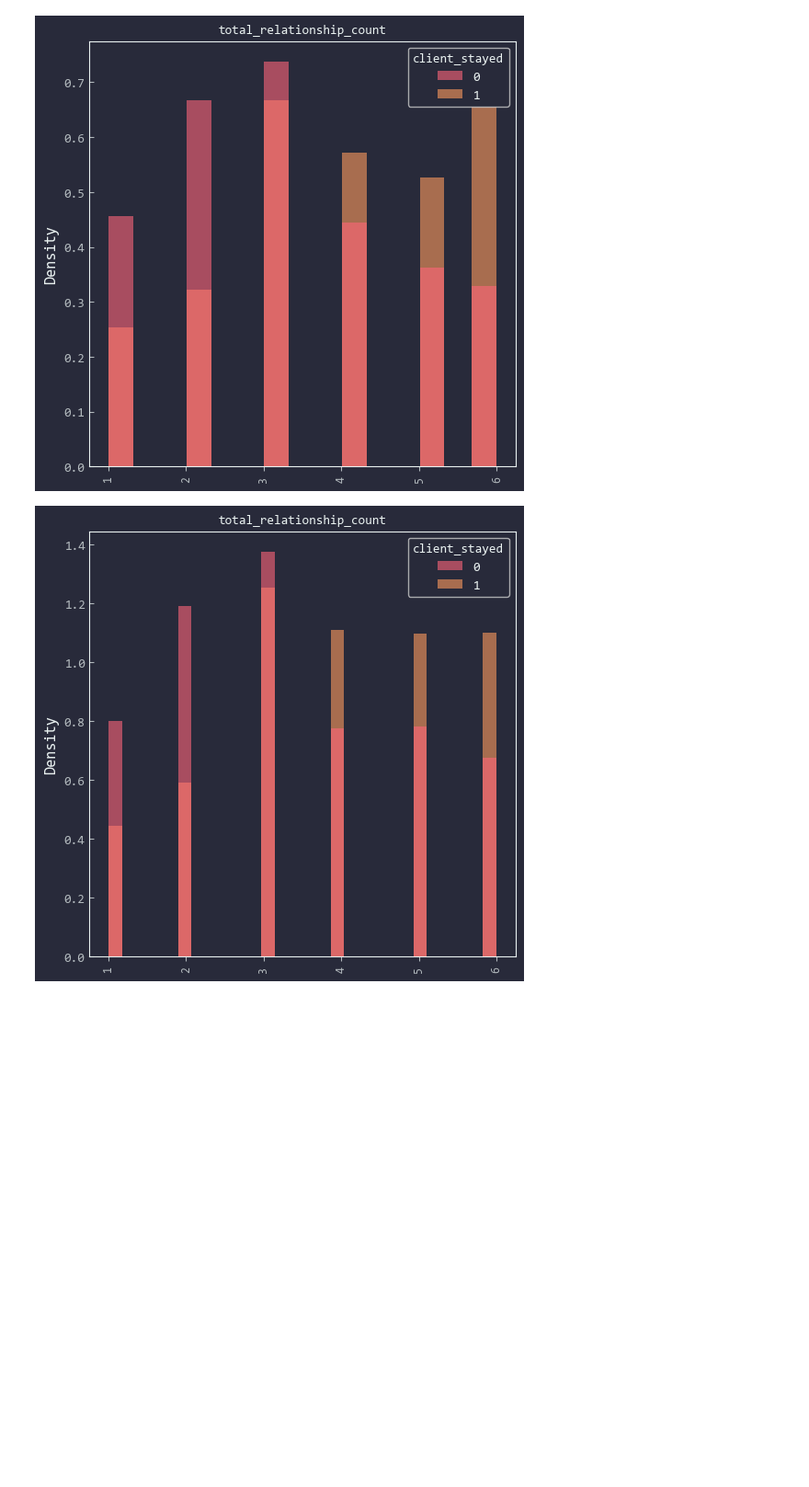
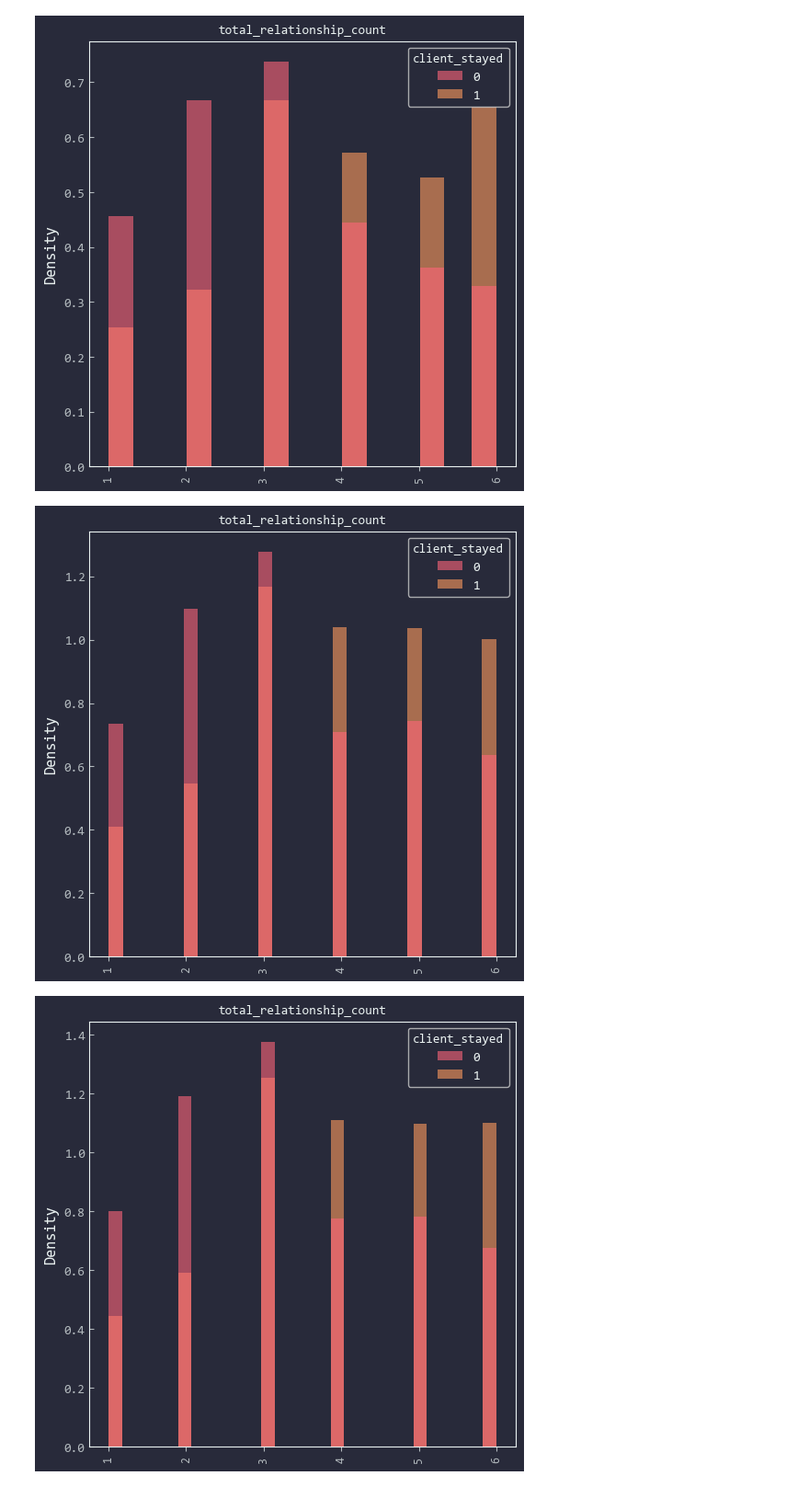
Before and after one commit to Toutl/Data-Processing-Laboratory, a Jupyter notebook: Examenes/III/03_ubaldo.ipynb, the cells around one changed output. Shown at 92% size. Cells and saved outputs as stored; diff of their text form; code cells hidden in the pictures; blank space fills up the shorter version.

```diff
--- a/Examenes/III/03_ubaldo.ipynb
+++ b/Examenes/III/03_ubaldo.ipynb
@@ -304,6 +301,26 @@ plt.tight_layout()
 plt.show()
 # %% [output]
 [figure]
+# %%
+fig, axes = plt.subplots(3, 3, figsize=(15, 15))
+
+feature_columns = ["total_relationship_count"]  # or your list of columns to plot
+
+for ax, column in zip(axes.flat, feature_columns):
+    sns.histplot(data=df[df["education_level"] != "Unknown"], x=column, hue='client_stayed', ax=ax,
+                 alpha=0.6, edgecolor='none', shrink=0.95, stat='density', common_norm=False)
+    ax.tick_params(axis='x', labelrotation=90, labelsize=9)
+    ax.set_title(column, fontsize=10)
+    ax.set_xlabel('')
+
+# Handle any remaining empty subplots
+for i in range(len(feature_columns), len(axes.flat)):
+    axes.flat[i].set_visible(False)
+
+plt.tight_layout()
+plt.show()
+# %% [output]
+[figure, added]
 # %%
 feature_columns = ["total_relationship_count"]  # or your list of columns to plot
 fig, axes = plt.subplots(3, 3, figsize=(15, 15))
```
Also changed, not shown: parts of 3 cells of this notebook, 1 other file.
